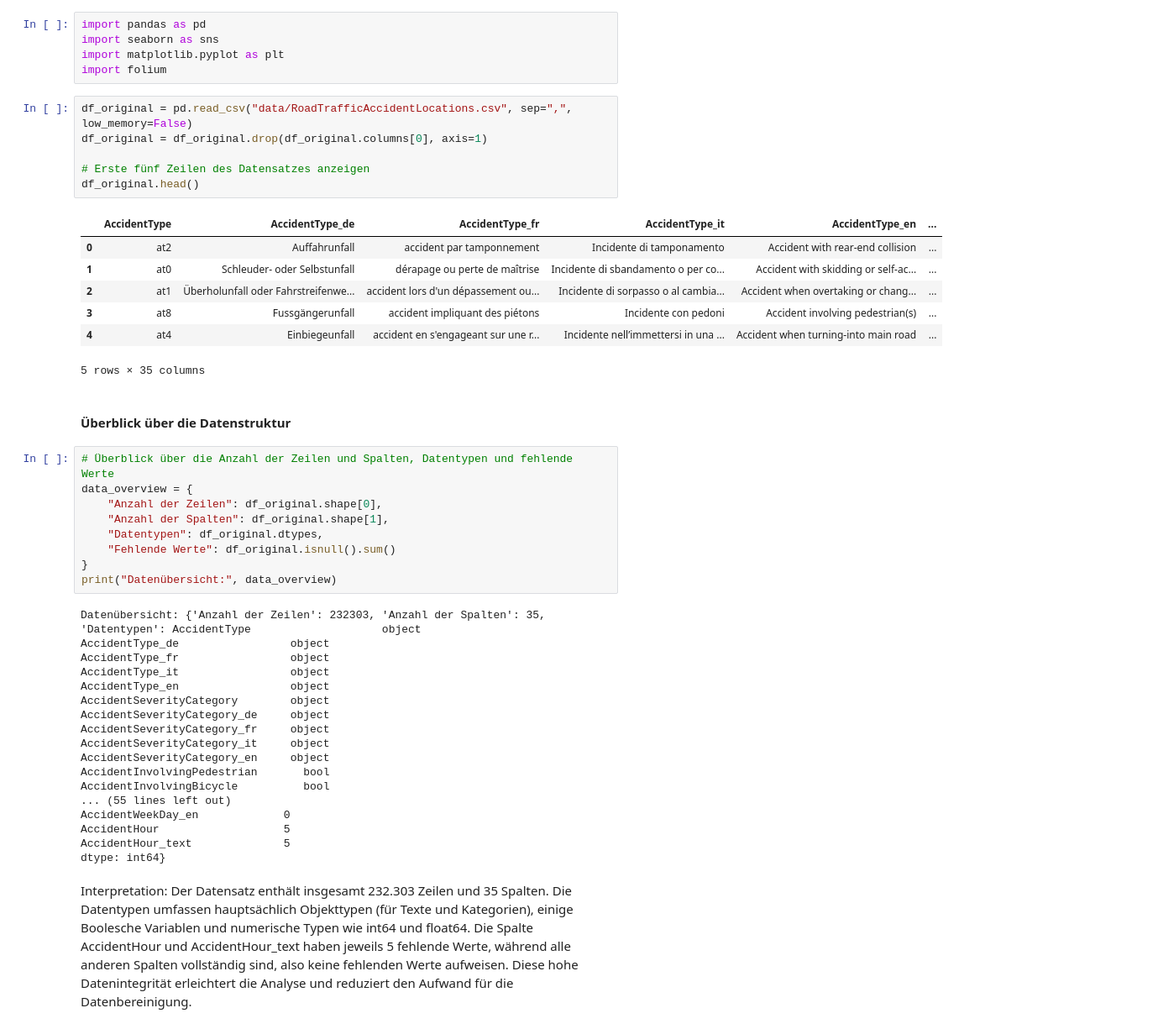
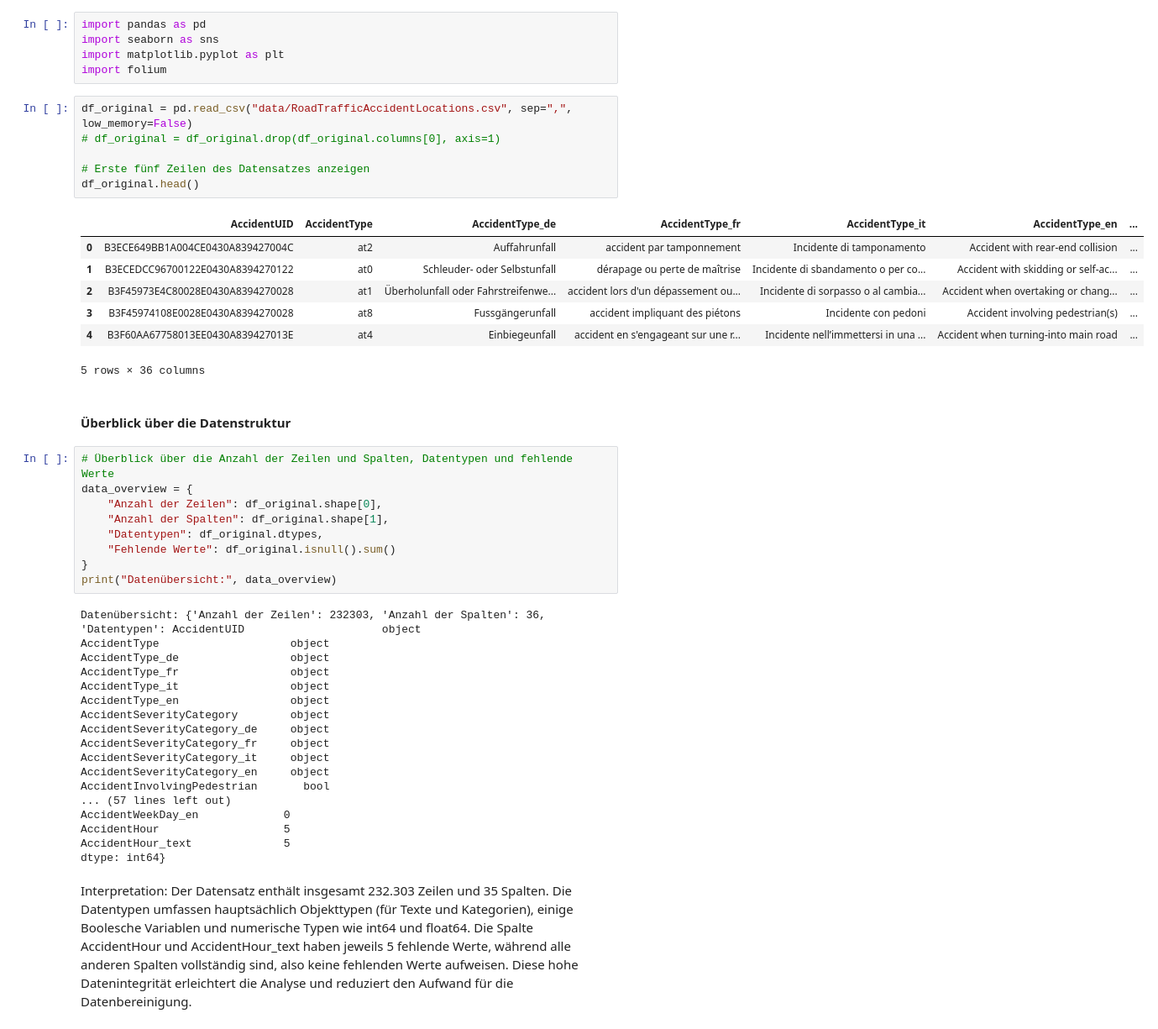
Before and after one commit to dominiqueulrixh/Verkehrsunfaellanalyse, a Jupyter notebook: Dominique.ipynb, the cells around one changed output. Shown at 84% size. Drawn from its saved outputs; the diff is of its cells as text.

```diff
--- a/Dominique.ipynb
+++ b/Dominique.ipynb
@@ -48,18 +48,18 @@ import matplotlib.pyplot as plt
 import folium
 # %%
 df_original = pd.read_csv("data/RoadTrafficAccidentLocations.csv", sep=",", low_memory=False)
-df_original = df_original.drop(df_original.columns[0], axis=1)
+# df_original = df_original.drop(df_original.columns[0], axis=1)
 
 # Erste fünf Zeilen des Datensatzes anzeigen
 df_original.head()
 # %% [output]
-|  | AccidentType | AccidentType_de | AccidentType_fr | AccidentType_it | AccidentType_en | ... |
-| 0 | at2 | Auffahrunfall | accident par tamponnement | Incidente di tamponamento | Accident with rear-end collision | ... |
-| 1 | at0 | Schleuder- oder Selbstunfall | dérapage ou perte de maîtrise | Incidente di sbandamento o per co... | Accident with skidding or self-ac... | ... |
-| 2 | at1 | Überholunfall oder Fahrstreifenwe... | accident lors d'un dépassement ou... | Incidente di sorpasso o al cambia... | Accident when overtaking or chang... | ... |
-| 3 | at8 | Fussgängerunfall | accident impliquant des piétons | Incidente con pedoni | Accident involving pedestrian(s) | ... |
-| 4 | at4 | Einbiegeunfall | accident en s'engageant sur une r... | Incidente nell’immettersi in una ... | Accident when turning-into main road | ... |
+|  | AccidentUID | AccidentType | AccidentType_de | AccidentType_fr | AccidentType_it | AccidentType_en | ... |
+| 0 | B3ECE649BB1A004CE0430A839427004C | at2 | Auffahrunfall | accident par tamponnement | Incidente di tamponamento | Accident with rear-end collision | ... |
+| 1 | B3ECEDCC96700122E0430A8394270122 | at0 | Schleuder- oder Selbstunfall | dérapage ou perte de maîtrise | Incidente di sbandamento o per co... | Accident with skidding or self-ac... | ... |
+| 2 | B3F45973E4C80028E0430A8394270028 | at1 | Überholunfall oder Fahrstreifenwe... | accident lors d'un dépassement ou... | Incidente di sorpasso o al cambia... | Accident when overtaking or chang... | ... |
+| 3 | B3F45974108E0028E0430A8394270028 | at8 | Fussgängerunfall | accident impliquant des piétons | Incidente con pedoni | Accident involving pedestrian(s) | ... |
+| 4 | B3F60AA67758013EE0430A839427013E | at4 | Einbiegeunfall | accident en s'engageant sur une r... | Incidente nell’immettersi in una ... | Accident when turning-into main road | ... |
-5 rows × 35 columns
+5 rows × 36 columns
 # %% [markdown]
 #### Überblick über die Datenstruktur
 # %%
@@ -72,7 +72,8 @@ data_overview = {
 }
 print("Datenübersicht:", data_overview)
 # %% [output]
-Datenübersicht: {'Anzahl der Zeilen': 232303, 'Anzahl der Spalten': 35, 'Datentypen': AccidentType                    object
+Datenübersicht: {'Anzahl der Zeilen': 232303, 'Anzahl der Spalten': 36, 'Datentypen': AccidentUID                     object
+AccidentType                    object
 AccidentType_de                 object
 AccidentType_fr                 object
 AccidentType_it                 object
@@ -83,8 +84,7 @@ AccidentSeverityCategory_fr     object
 AccidentSeverityCategory_it     object
 AccidentSeverityCategory_en     object
 AccidentInvolvingPedestrian       bool
-AccidentInvolvingBicycle          bool
-... (55 lines left out)
+... (57 lines left out)
 AccidentWeekDay_en             0
 AccidentHour                   5
 AccidentHour_text              5
```
Also changed, not shown: parts of 29 cells of this notebook.
